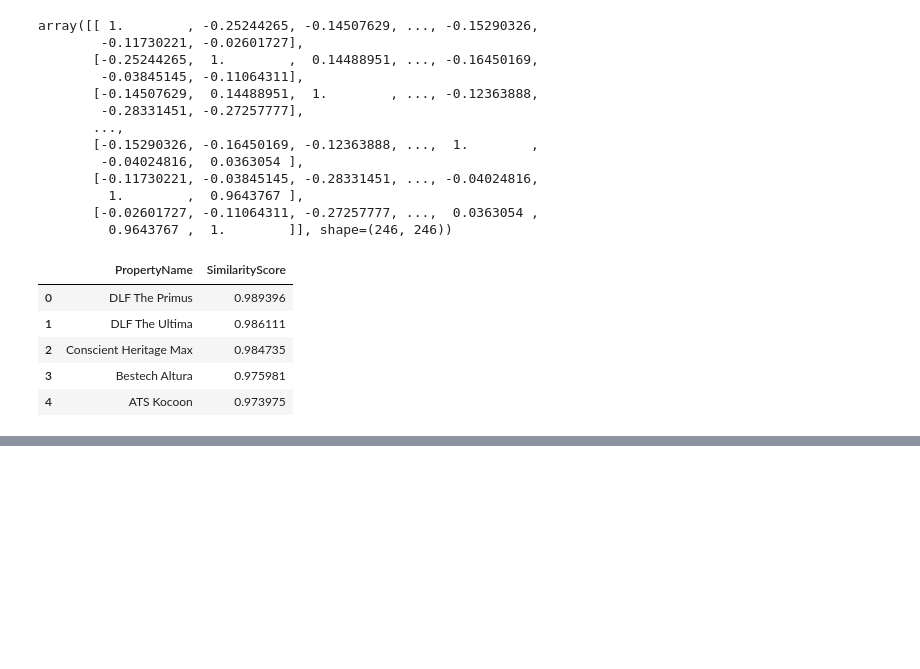
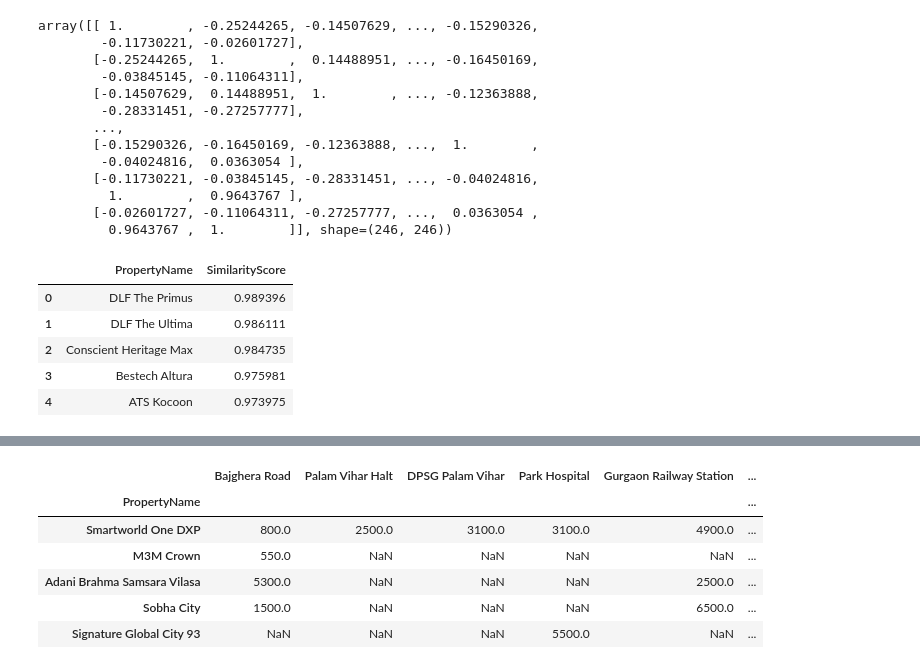
Before and after one commit to akshaypratap008/Real-Estate-Project, a Jupyter notebook: notebooks/recommender-system/1_recommender_system.ipynb, the cells around one changed output, grey strips where cells are left out. Cells and saved outputs as stored; diff of their text form; code cells hidden in the pictures; blank space fills up the shorter version.

Commit message:
location advantage matrix created for recommender system

```diff
--- a/notebooks/recommender-system/1_recommender_system.ipynb
+++ b/notebooks/recommender-system/1_recommender_system.ipynb
@@ -681,0 +731,25 @@ def recommend_properties(property_name, cosine_sim = cos_sim1):
+# %%
+def distance_to_meters(distance_str):
+    try:
+        if 'Km' in distance_str or 'KM' in distance_str:
+            return float(distance_str.split()[0]) * 1000
+        elif 'Meter' in distance_str or 'meter' in distance_str:
+            return float(distance_str.split()[0])
+        else:
+            return None
+    except:
+        return None
+# %%
+# Extract distances for each location
+location_matrix = {}
+for index, row in df.iterrows():
+    distances = {}
+    for location, distance in literal_eval(row['LocationAdvantages']).items():
+        distances[location] = distance_to_meters(distance)
+    location_matrix[index] = distances
+
+# Convert the dictionary to a dataframe
+location_df = pd.DataFrame.from_dict(location_matrix, orient='index')
+
+# Display the first few rows
+location_df.head()
@@ -681,0 +763,12 @@ def recommend_properties(property_name, cosine_sim = cos_sim1):
+# %%
+location_df.index = df.PropertyName
+# %%
+location_df.head()
+# %% [output]
+|  | Bajghera Road | Palam Vihar Halt | DPSG Palam Vihar | Park Hospital | Gurgaon Railway Station | ... |
+| PropertyName |  |  |  |  |  | ... |
+| Smartworld One DXP | 800.0 | 2500.0 | 3100.0 | 3100.0 | 4900.0 | ... |
+| M3M Crown | 550.0 | NaN | NaN | NaN | NaN | ... |
+| Adani Brahma Samsara Vilasa | 5300.0 | NaN | NaN | NaN | 2500.0 | ... |
+| Sobha City | 1500.0 | NaN | NaN | NaN | 6500.0 | ... |
+| Signature Global City 93 | NaN | NaN | NaN | 5500.0 | NaN | ... |
```
Also changed, not shown: parts of 15 cells of this notebook.
